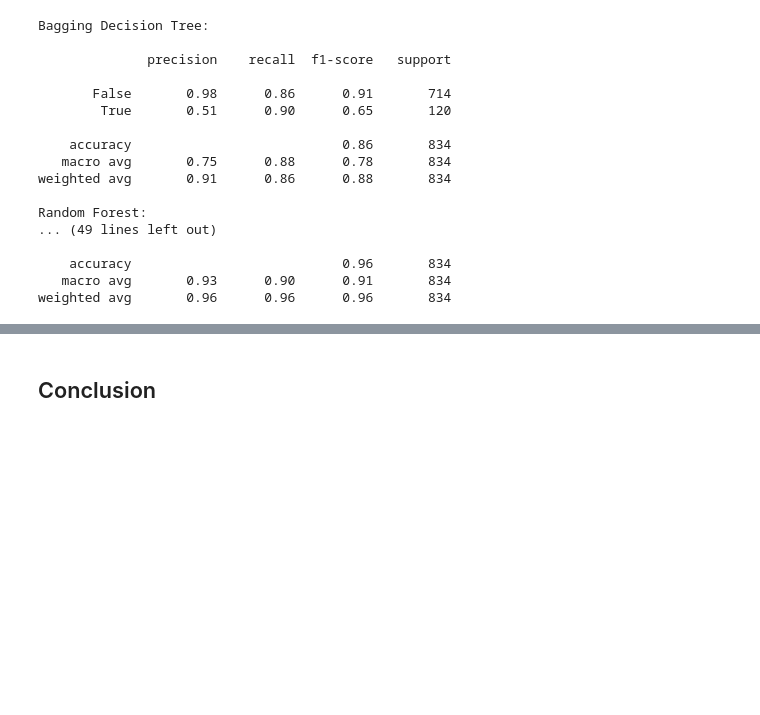
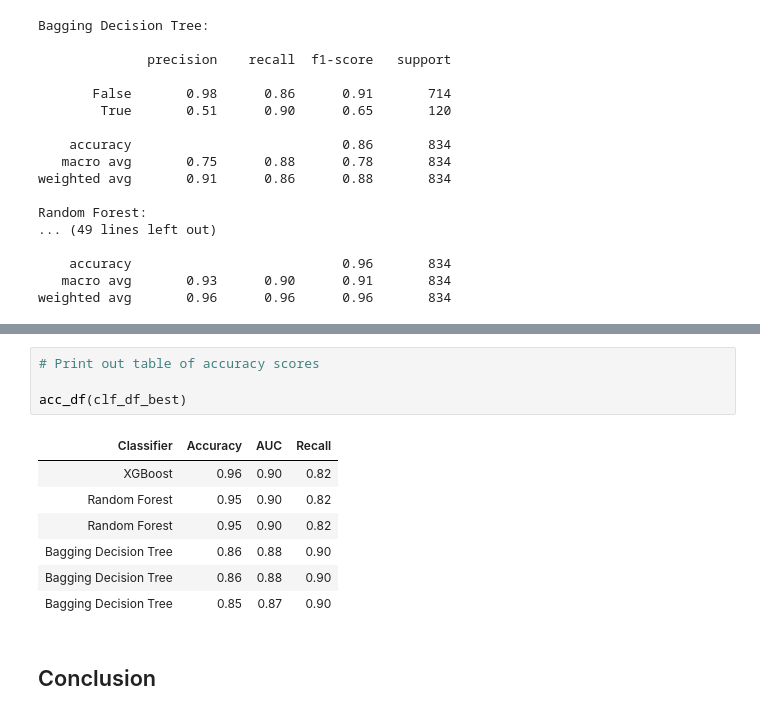
Before and after one commit to JessicaFB/Telecommunications-Churn-Prediction, a Jupyter notebook: churn_classifier.ipynb, the cells around one changed output, grey strips where cells are left out. Drawn from its saved outputs; the diff is of its cells as text; blank space fills up the shorter version.

```diff
--- a/churn_classifier.ipynb
+++ b/churn_classifier.ipynb
@@ -1185,3 +1242,15 @@ weighted avg       0.96      0.96      0.96       834
+# %%
+# Print out table of accuracy scores
+
+acc_df(clf_df_best)
+# %% [output]
+| Classifier | Accuracy | AUC | Recall |
+| XGBoost | 0.96 | 0.90 | 0.82 |
+| Random Forest | 0.95 | 0.90 | 0.82 |
+| Random Forest | 0.95 | 0.90 | 0.82 |
+| Bagging Decision Tree | 0.86 | 0.88 | 0.90 |
+| Bagging Decision Tree | 0.86 | 0.88 | 0.90 |
+| Bagging Decision Tree | 0.85 | 0.87 | 0.90 |
 # %% [markdown]
 ## Conclusion
 # %% [markdown]
```
Also changed, not shown: parts of 11 cells of this notebook.
